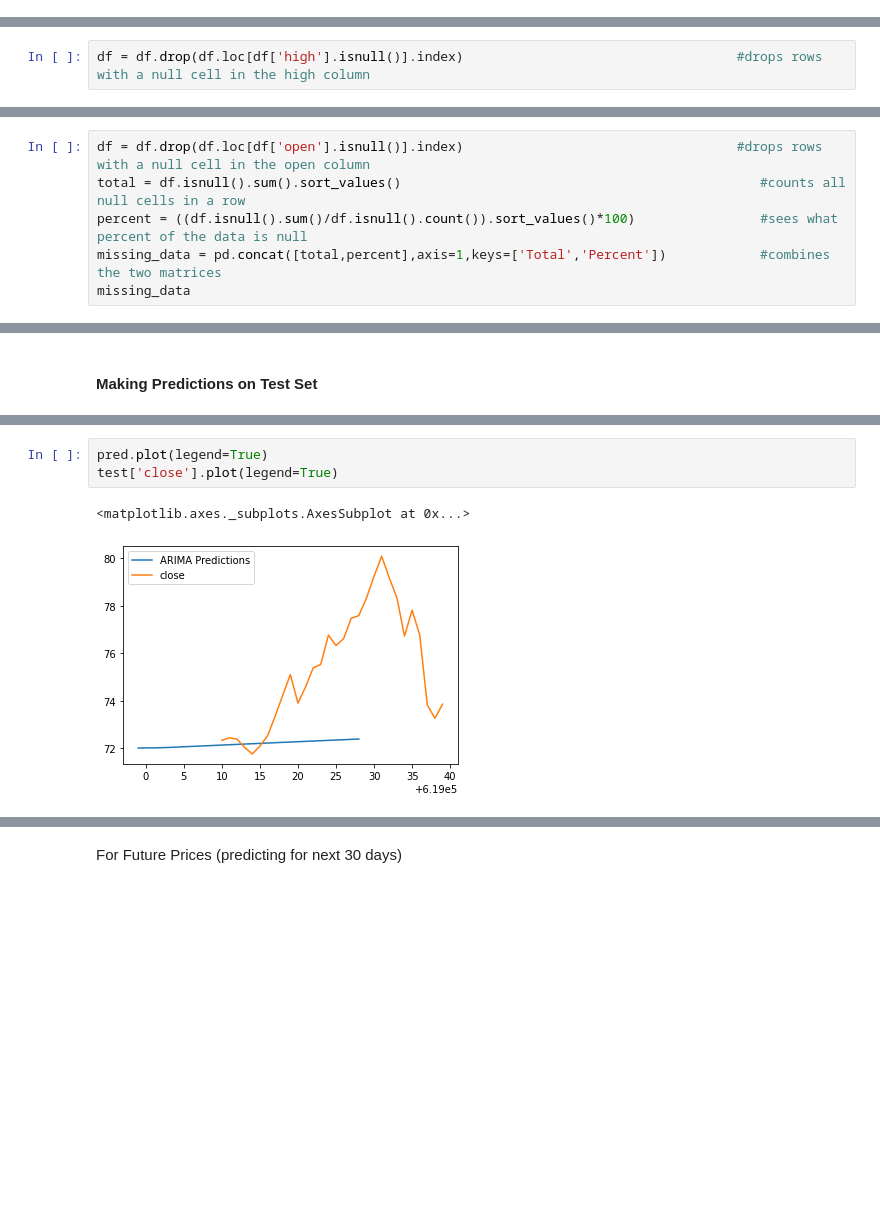
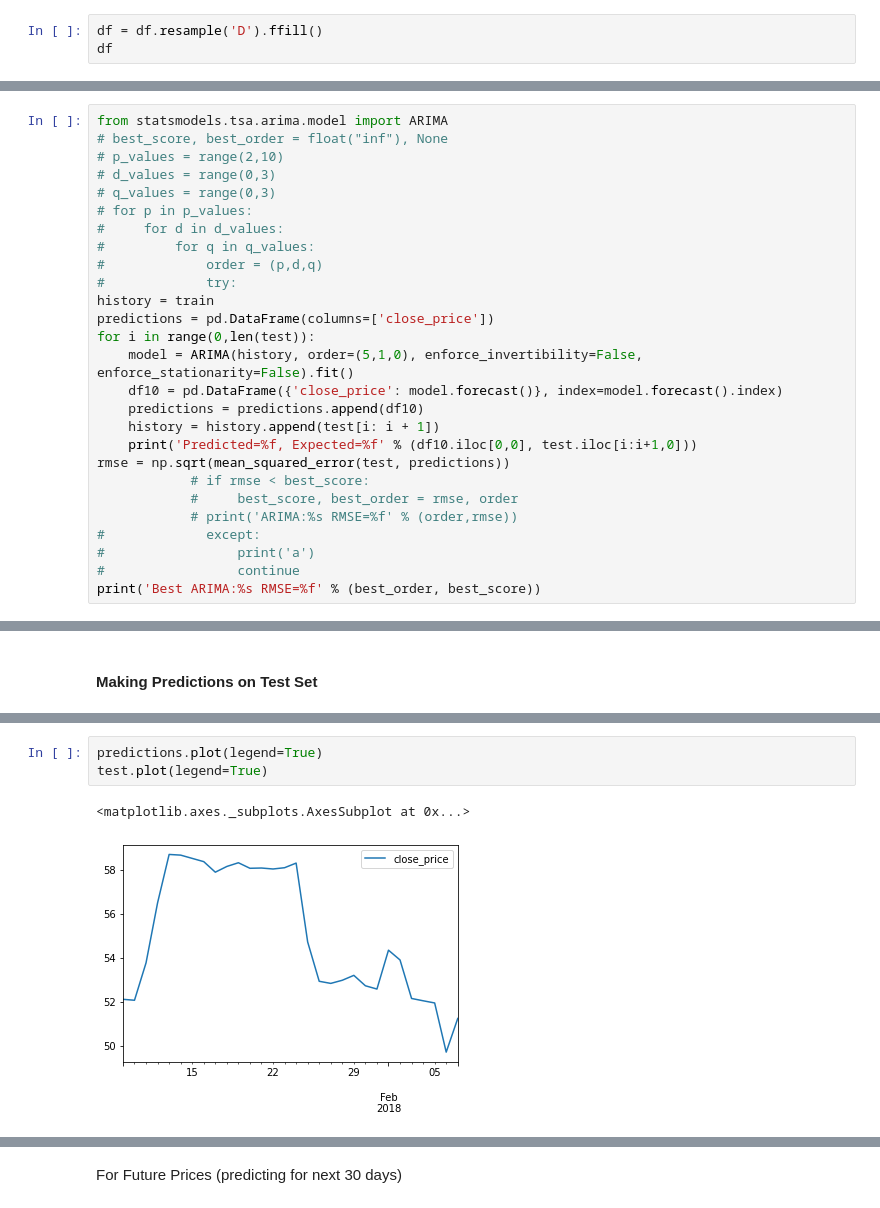
Before and after one commit to ishitadatta/S-P-stock-analysis, a Jupyter notebook: StockS&PArima.ipynb, the cells around one changed output, grey strips where cells are left out. Drawn from its saved outputs; the diff is of its cells as text; blank space fills up the shorter version.

```diff
--- a/StockS&PArima.ipynb
+++ b/StockS&PArima.ipynb
@@ -22,0 +87,3 @@ df.head()
+# %%
+df = df.resample('D').ffill()
+df
@@ -80,2 +152,0 @@ We observe that the total number of column with missing values is 8-27 which is
-# %%
-df = df.drop(df.loc[df['high'].isnull()].index)                                   #drops rows with a null cell in the high column
@@ -100,6 +152,0 @@ We observe that the total number of missing rows to be 11, making the total numb
-# %%
-df = df.drop(df.loc[df['open'].isnull()].index)                                   #drops rows with a null cell in the open column
-total = df.isnull().sum().sort_values()                                              #counts all null cells in a row
-percent = ((df.isnull().sum()/df.isnull().count()).sort_values()*100)                #sees what percent of the data is null
-missing_data = pd.concat([total,percent],axis=1,keys=['Total','Percent'])            #combines the two matrices
-missing_data
@@ -145,2 +196,29 @@ print(train.shape,test.shape)
 # %% [markdown]
 #### Training the model
+# %%
+from statsmodels.tsa.arima.model import ARIMA
+# best_score, best_order = float("inf"), None
+# p_values = range(2,10)
+# d_values = range(0,3)
+# q_values = range(0,3)
+# for p in p_values:
+#     for d in d_values:
+#         for q in q_values:
+#             order = (p,d,q)
+#             try:
+history = train
+predictions = pd.DataFrame(columns=['close_price'])
+for i in range(0,len(test)):
+    model = ARIMA(history, order=(5,1,0), enforce_invertibility=False, enforce_stationarity=False).fit()
+    df10 = pd.DataFrame({'close_price': model.forecast()}, index=model.forecast().index)
+    predictions = predictions.append(df10)
+    history = history.append(test[i: i + 1])
+    print('Predicted=%f, Expected=%f' % (df10.iloc[0,0], test.iloc[i:i+1,0]))
+rmse = np.sqrt(mean_squared_error(test, predictions))
+            # if rmse < best_score:
+            #     best_score, best_order = rmse, order
+            # print('ARIMA:%s RMSE=%f' % (order,rmse))
+#             except:
+#                 print('a')
+#                 continue
+print('Best ARIMA:%s RMSE=%f' % (best_order, best_score))
@@ -202,6 +330,6 @@ Name: ARIMA Predictions, dtype: float64
 # %%
-pred.plot(legend=True)
-test['close'].plot(legend=True)
+predictions.plot(legend=True)
+test.plot(legend=True)
 # %% [output]
 <matplotlib.axes._subplots.AxesSubplot at 0x...>
-[figure, old version]
+[figure, new version]
```
Also changed, not shown: parts of 37 cells of this notebook.
